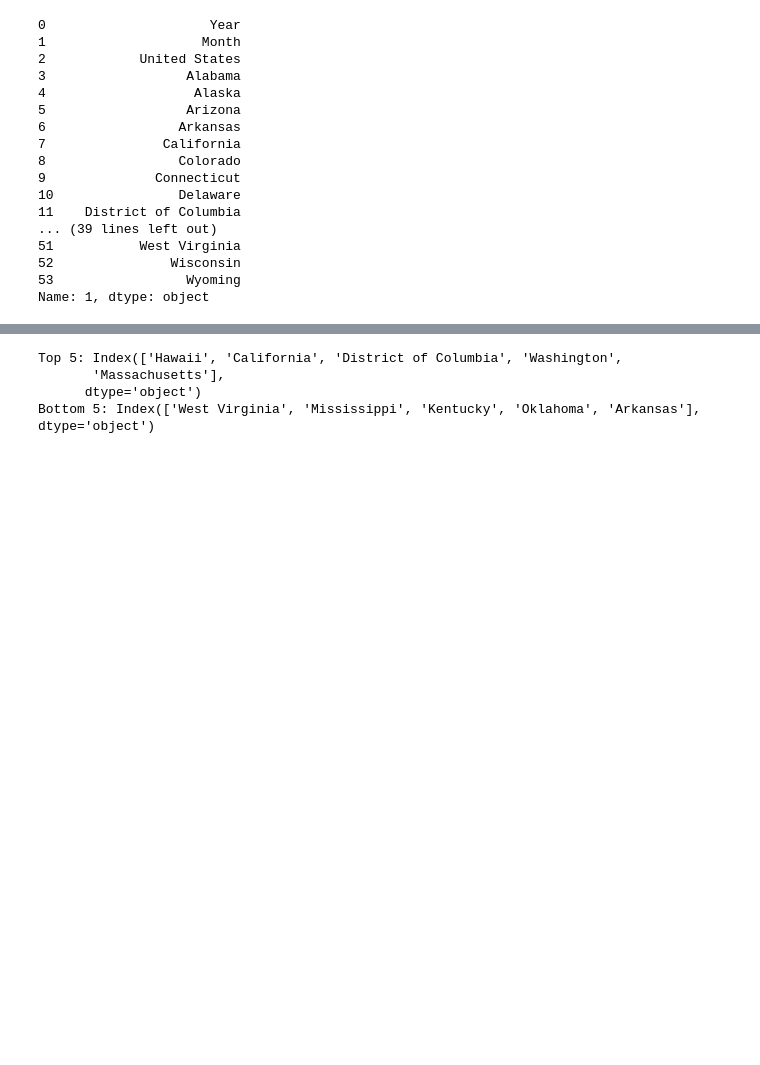
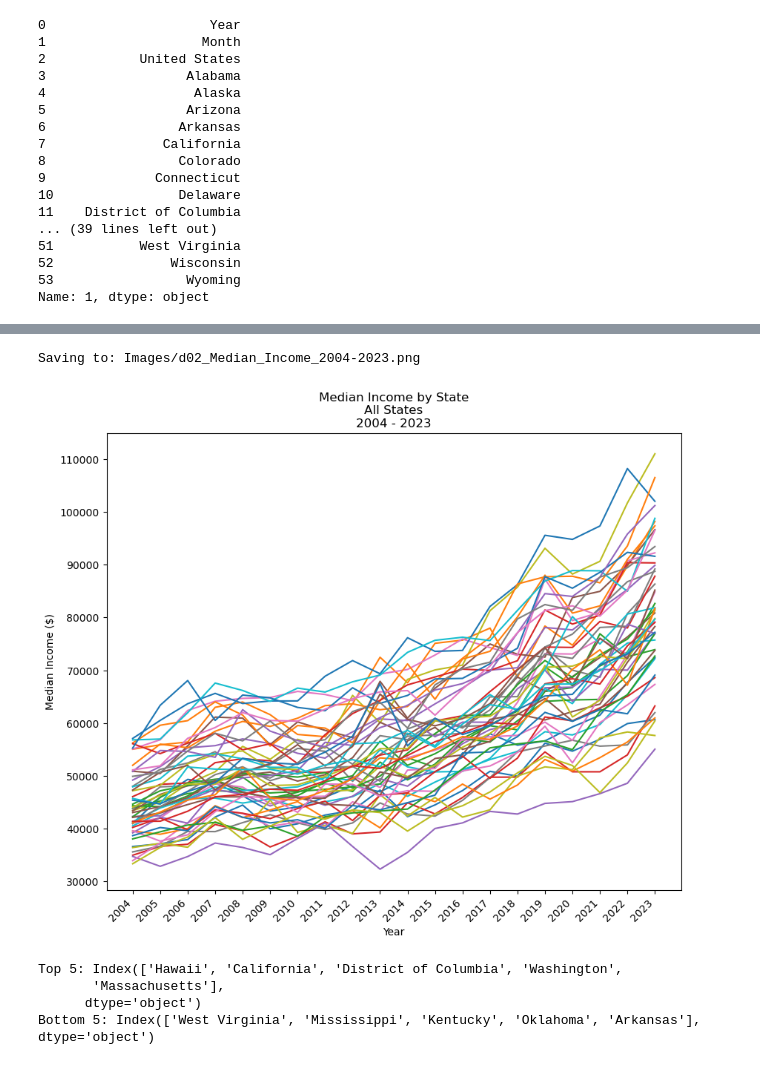
Before and after one commit to d-burke-data/Project_01, a Jupyter notebook: Work_David/Home_Value_vs_Median_Income.ipynb, the cells around one changed output, grey strips where cells are left out. Saved outputs shown, nothing was run; the diff lists cells and outputs as text; code cells hidden in the pictures; blank space fills up the shorter version.

```diff
--- a/Work_David/Home_Value_vs_Median_Income.ipynb
+++ b/Work_David/Home_Value_vs_Median_Income.ipynb
@@ -109,2 +138,19 @@ plt.show();
+# %%
+plt.figure(figsize=(10,8))
+#home_value_df = home_value_df.set_index('Date')
+plt.plot(median_income_df.iloc[:,start_column:end_column])
+
+fig_xticks = range(0, len(median_income_df), 1)
+fig_labels = median_income_df['Year'][::1]
+plt.xticks(fig_xticks, labels=fig_labels, rotation=45, horizontalalignment='right')
+plt.title(f"Median Income by State\nAll States\n{fig_labels.iloc[0]} - {fig_labels.iloc[-1]}")
+plt.xlabel("Year")
+plt.ylabel("Median Income ($)")
+#plt.savefig("Images/Median_Income_2004-2023.png")
+figure_count = save_figure(figure_count, "Images","Median_Income_2004-2023.png")
+plt.show();
+# %% [output]
+Saving to: Images/d02_Median_Income_2004-2023.png
+[figure, added]
 # %%
 # Get the top and bottom 5 states in median home values, as of the end time period
```
Also changed, not shown: parts of 26 cells of this notebook, 13 other files.
